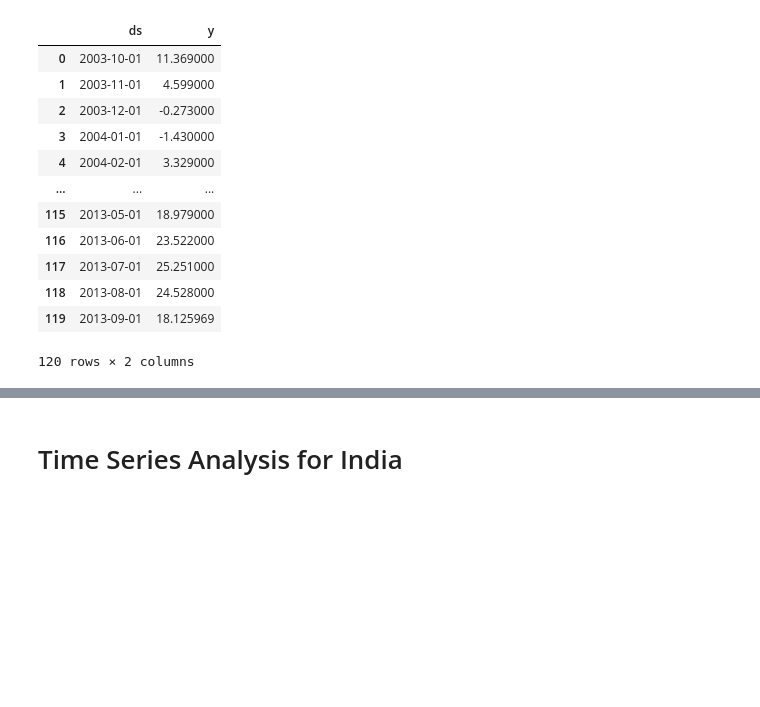
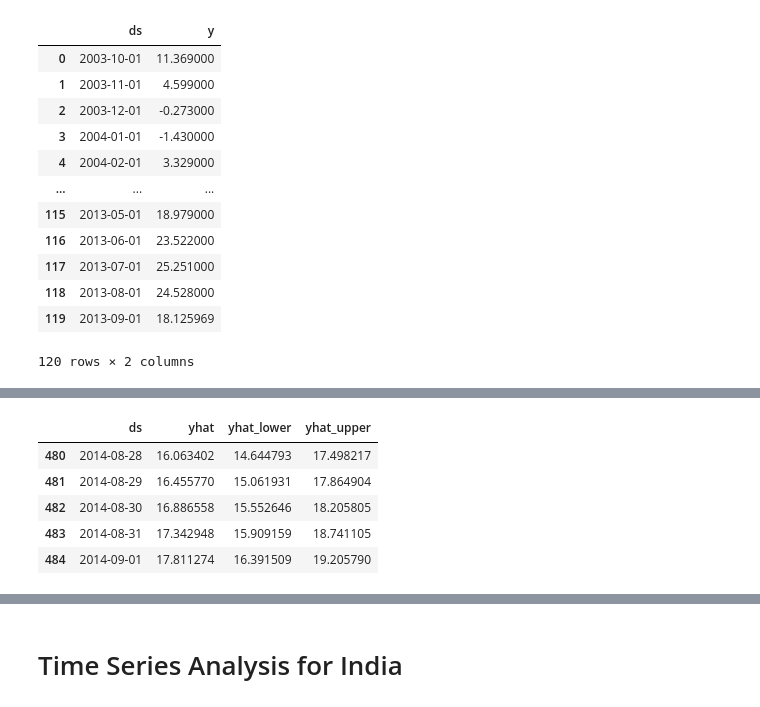
Before and after one commit to shivank124/Kaggle, a Jupyter notebook: global-temperature-records-1850-2022.ipynb, the cells around one changed output, grey strips where cells are left out. Saved outputs shown, nothing was run; the diff lists cells and outputs as text; code cells hidden in the pictures; blank space fills up the shorter version.

```diff
--- a/global-temperature-records-1850-2022.ipynb
+++ b/global-temperature-records-1850-2022.ipynb
@@ -292,5 +292,13 @@ future = model.make_future_dataframe(periods=12)
 # %%
 forecast = model.predict(future)
+forecast[['ds', 'yhat', 'yhat_lower', 'yhat_upper']].tail()
+# %% [output]
+|  | ds | yhat | yhat_lower | yhat_upper |
+| 480 | 2014-08-28 | 16.063402 | 14.644793 | 17.498217 |
+| 481 | 2014-08-29 | 16.455770 | 15.061931 | 17.864904 |
+| 482 | 2014-08-30 | 16.886558 | 15.552646 | 18.205805 |
+| 483 | 2014-08-31 | 17.342948 | 15.909159 | 18.741105 |
+| 484 | 2014-09-01 | 17.811274 | 16.391509 | 19.205790 |
 # %%
 fig = model.plot(forecast)
 plt.title('Temperature Forecast with Prophet')
```
Also changed, not shown: parts of 15 cells of this notebook.
